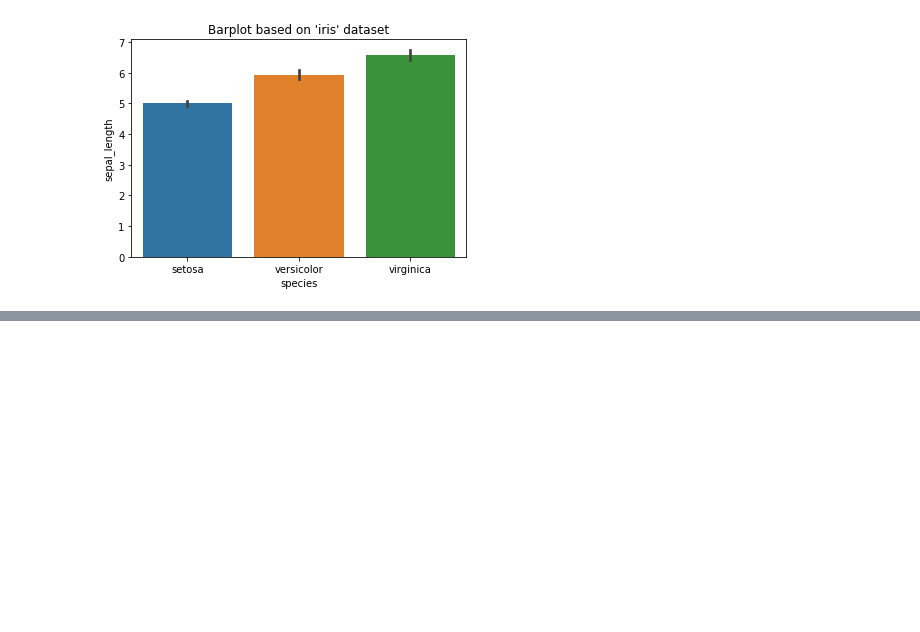
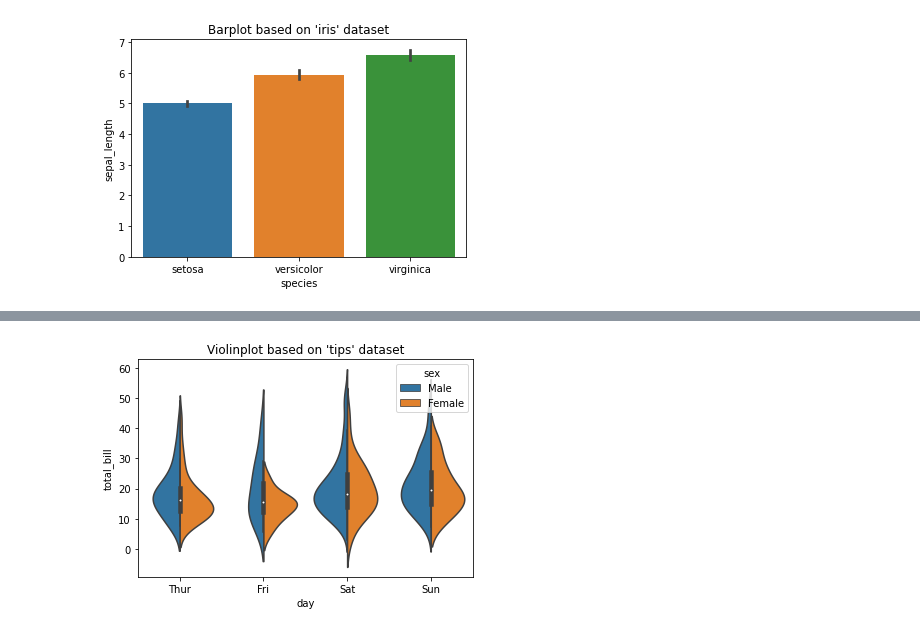
Before and after one commit to koeffingdaal/CVPR_PRACTICE, a Jupyter notebook: seaborn.ipynb, the cells around one changed output, grey strips where cells are left out. Cells and saved outputs as stored; diff of their text form; code cells hidden in the pictures; blank space fills up the shorter version.

```diff
--- a/seaborn.ipynb
+++ b/seaborn.ipynb
@@ -130,0 +143,8 @@ plt.title("Barplot based on 'iris' dataset");
+# %%
+sns.violinplot(x='day', y='total_bill', data=tips,
+ hue='sex',
+ split=True
+ )
+plt.title("Violinplot based on 'tips' dataset");
+# %% [output]
+[figure, added]
```
Also changed, not shown: parts of 7 cells of this notebook.
